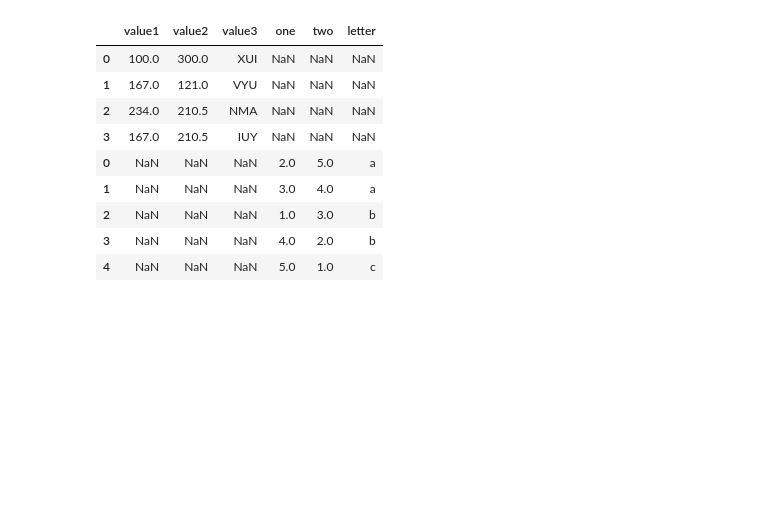
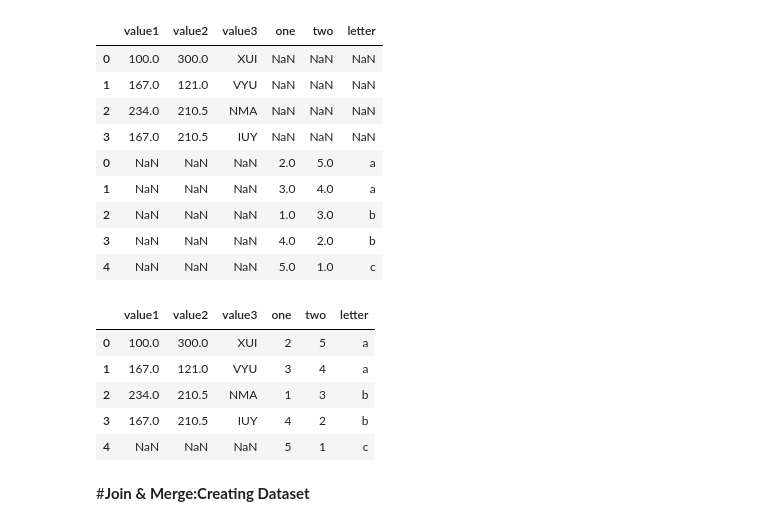
Before and after one commit to Franchertz/Python-Learning, a Jupyter notebook: Pandas_Pandas_Describe_Function.ipynb, the cells around one changed output. Drawn from its saved outputs; the diff is of its cells as text; code cells hidden in the pictures; blank space fills up the shorter version.

```diff
--- a/Pandas_Pandas_Describe_Function.ipynb
+++ b/Pandas_Pandas_Describe_Function.ipynb
@@ -382,3 +382,16 @@ new_df
 | 2 | NaN | NaN | NaN | 1.0 | 3.0 | b |
 | 3 | NaN | NaN | NaN | 4.0 | 2.0 | b |
 | 4 | NaN | NaN | NaN | 5.0 | 1.0 | c |
+# %%
+new_df1=pd.concat([df,mm1],axis=1) # use the function axis=1 to put two DataFrames side by side
+# %%
+new_df1
+# %% [output]
+|  | value1 | value2 | value3 | one | two | letter |
+| 0 | 100.0 | 300.0 | XUI | 2 | 5 | a |
+| 1 | 167.0 | 121.0 | VYU | 3 | 4 | a |
+| 2 | 234.0 | 210.5 | NMA | 1 | 3 | b |
+| 3 | 167.0 | 210.5 | IUY | 4 | 2 | b |
+| 4 | NaN | NaN | NaN | 5 | 1 | c |
+# %% [markdown]
+#**Join & Merge:Creating Dataset**
```
Also changed, not shown: parts of 20 cells of this notebook.
